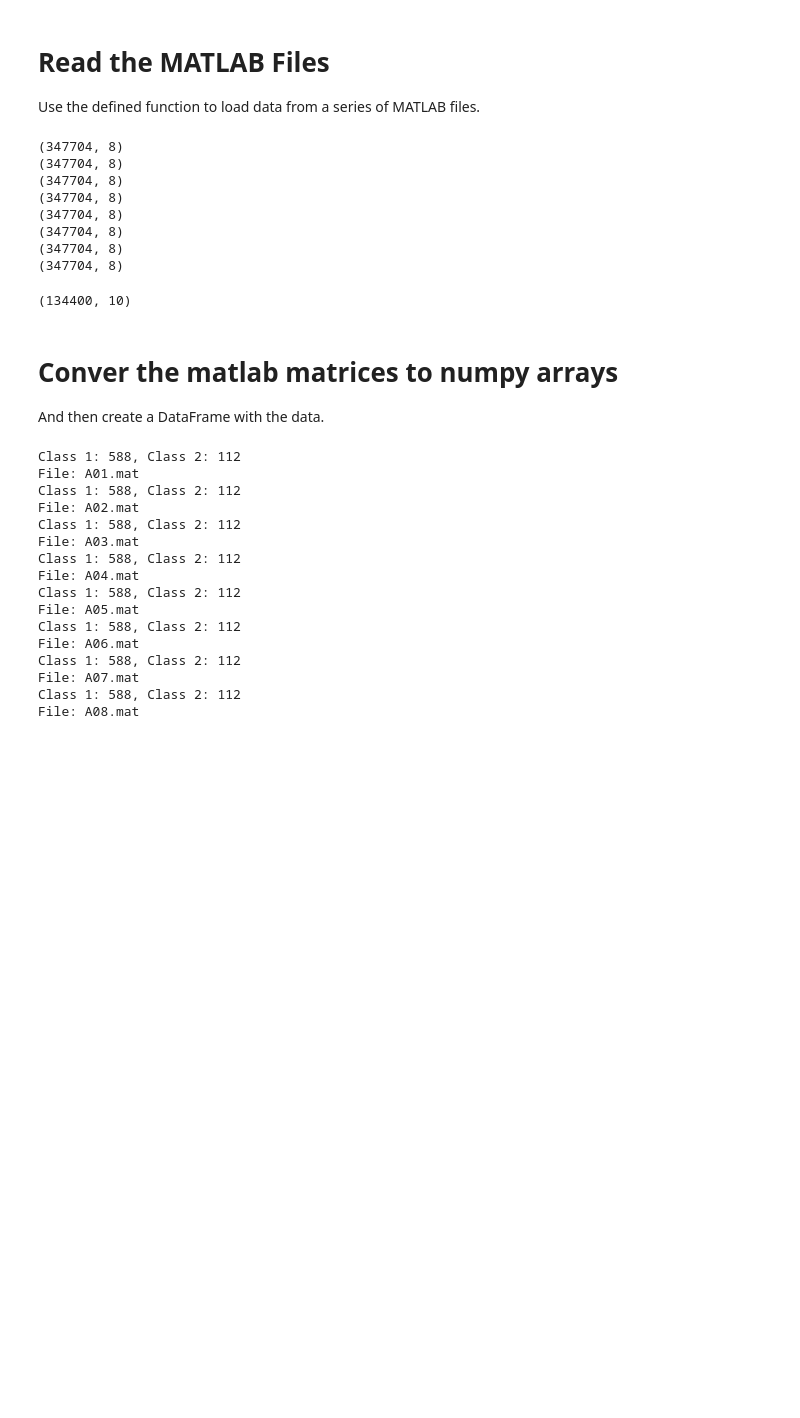
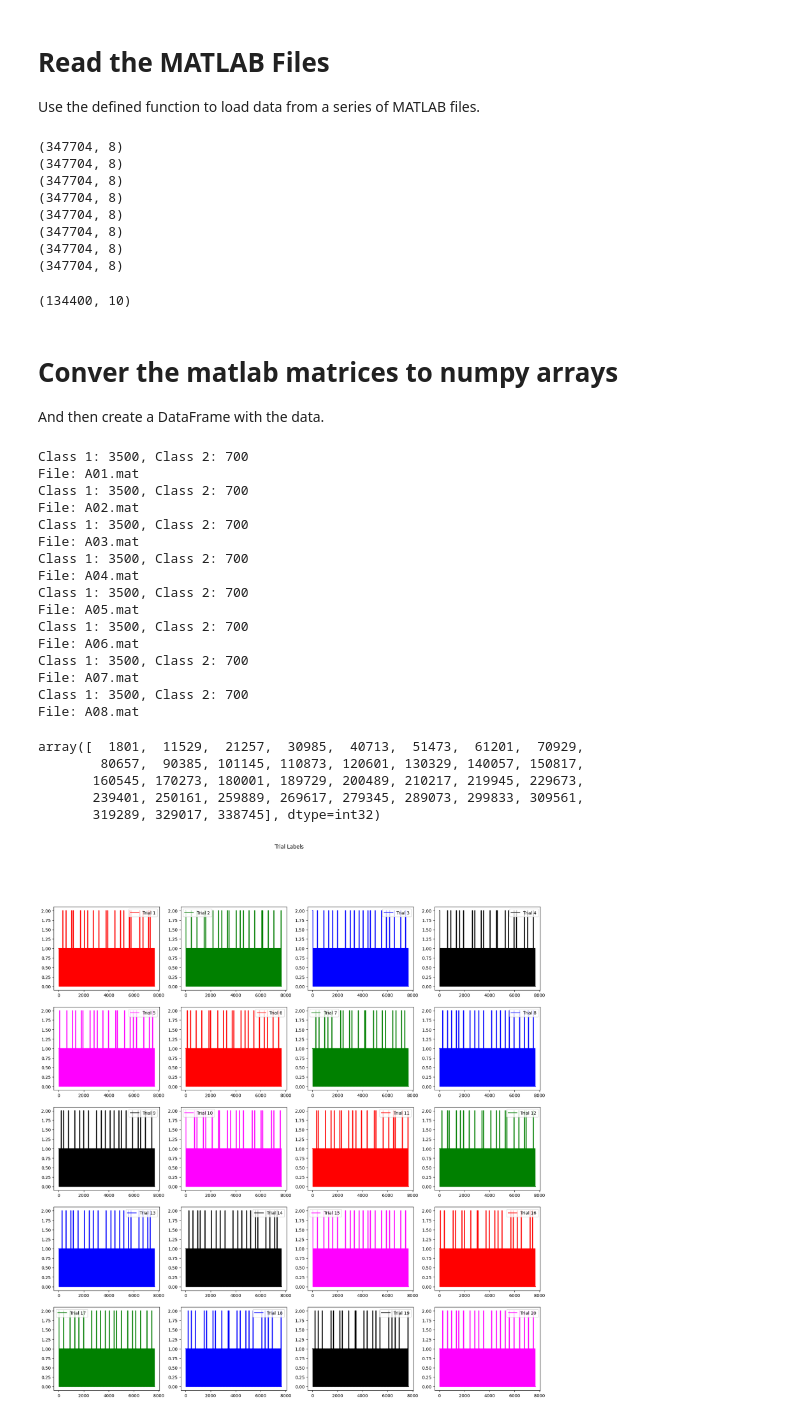
Before and after one commit to loaspra/EEG-data-partition, a Jupyter notebook: matlabExploitating.ipynb, the cells around one changed output. Saved outputs shown, nothing was run; the diff lists cells and outputs as text; code cells hidden in the pictures; blank space fills up the shorter version.

Commit message:
FIx de duracion de trial (ahora hay mas data)

```diff
--- a/matlabExploitating.ipynb
+++ b/matlabExploitating.ipynb
@@ -17,6 +17,7 @@ import pandas as pd
 # %%
 SAMPLE_DURATION = 64
 INTENSIFIED_N_TIMES = 20
+LEVELS = 6 # in this case, rows == Columns == 6
 N_CHARACTERS = 36
 # %% [markdown]
 # Define the Function to Load MATLAB Files
@@ -86,7 +87,9 @@ def transform_data(data: list, subject: int, samples_per_target, sample_offset:
     stimulus_type = data['y'][0]
     trial_start_indices = data['trial'][0][0]
 
-    samples_x_trial = SAMPLE_DURATION * INTENSIFIED_N_TIMES * N_CHARACTERS  # 64 x 20 x 35 = 44800
+# Sample duration: 64 x n_intensification x (n_intensification_points x n_dimmension)
+# (64 * 10 * 6 * 2)
+    samples_x_trial = SAMPLE_DURATION * INTENSIFIED_N_TIMES * LEVELS  # (64 * 10 * 6 * 2) = 7680
     final_data_class1 = np.zeros((samples_per_target,  # number of samples to take into account per trial (depends on the input -PARAM-)
                            samples_x_trial,  # number of samples per trial (constant)
                            8)) # number of channels
@@ -98,20 +101,21 @@ def transform_data(data: list, subject: int, samples_per_target, sample_offset:
 
     # (#n_trial, #channels, #time, #depth)
     for i, start_idx in enumerate(trial_start_indices):
-        end_idx = start_idx + samples_x_trial
+        end_idx = start_idx + samples_x_trial + (256) # 256 samples of padding
         trial_data = eeg_data[(start_idx + sample_offset):(end_idx + sample_offset)]
         trial_stimulus_type = stimulus_type[(start_idx + sample_offset):(end_idx + sample_offset)]
+
 
         # Reshape the trial data to have the shape (64,   20 * 36,                , 8)
         trial_data_ = trial_data # .reshape((SAMPLE_DURATION * INTENSIFIED_N_TIMES, 8))
         trial_stimulus_type_ = trial_stimulus_type # .reshape((SAMPLE_DURATION, INTENSIFIED_N_TIMES, 1))
 
         # Loop through each observation in the trial
-        for j in range(INTENSIFIED_N_TIMES):
+        for j in range(INTENSIFIED_N_TIMES * LEVELS):
             # Get the stimulus type
             stimulus_type_ = trial_stimulus_type_[j * 64 : (j + 1) * 64 - 1]
             # Get the data for the character
-            character_data = trial_data_[(j * 256) : ((j + 1) *  256), :]
+            character_data = trial_data_[(j * 64) : ((j * 64) +  256), :]
 
             # Check if the stimulus type is 1 (not target) or 2 (target)
             if 1 in stimulus_type_:
@@ -161,19 +165,47 @@ for file in files:
     save_data(f'./data/partitioned/class_1/{file.replace(".mat", "")}', fd_c1)
     save_data(f'./data/partitioned/class_2/{file.replace(".mat", "")}', fd_c2)
 # %% [output]
-Class 1: 588, Class 2: 112
+Class 1: 3500, Class 2: 700
 File: A01.mat
-Class 1: 588, Class 2: 112
+Class 1: 3500, Class 2: 700
 File: A02.mat
-Class 1: 588, Class 2: 112
+Class 1: 3500, Class 2: 700
 File: A03.mat
-Class 1: 588, Class 2: 112
+Class 1: 3500, Class 2: 700
 File: A04.mat
-Class 1: 588, Class 2: 112
+Class 1: 3500, Class 2: 700
 File: A05.mat
-Class 1: 588, Class 2: 112
+Class 1: 3500, Class 2: 700
 File: A06.mat
-Class 1: 588, Class 2: 112
+Class 1: 3500, Class 2: 700
 File: A07.mat
-Class 1: 588, Class 2: 112
+Class 1: 3500, Class 2: 700
 File: A08.mat
+# %%
+labels = matlab_data['y'].all().flatten()
+start_idxs = matlab_data['trial']
+# %%
+idxs = start_idxs.all().flatten()
+idxs
+# %% [output]
+array([  1801,  11529,  21257,  30985,  40713,  51473,  61201,  70929,
+        80657,  90385, 101145, 110873, 120601, 130329, 140057, 150817,
+       160545, 170273, 180001, 189729, 200489, 210217, 219945, 229673,
+       239401, 250161, 259889, 269617, 279345, 289073, 299833, 309561,
+       319289, 329017, 338745], dtype=int32)
+# %%
+# Now plot all the trial labels on different plots
+fig, axs = plt.subplots(5, 4, figsize=(20, 20))
+fig.suptitle('Trial Labels')
+
+cols = ['red', 'green', 'blue', 'black', 'magenta']
+
+for i, ax in enumerate(axs.flat):
+    start_idx = idxs.take(i)#  - (200 if i > 0 else 0)
+    end_idx = start_idx + (64 * 10 * 6 * 2)
+    ax.plot(labels[start_idx:end_idx], label=f'Trial {i+1}', color=cols[i % len(cols)])
+    ax.axvspan(end_idx-400, end_idx-200, color='cyan', alpha=0.9)  # Paint the last 200 time points with CYAN
+    ax.legend()
+plt.show()
+# %% [output]
+[figure, added]
```
